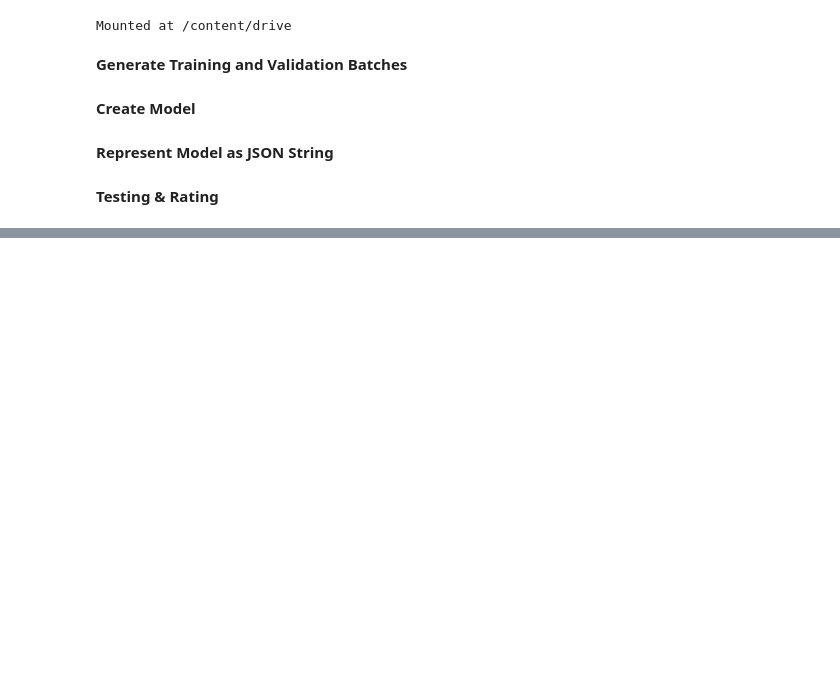
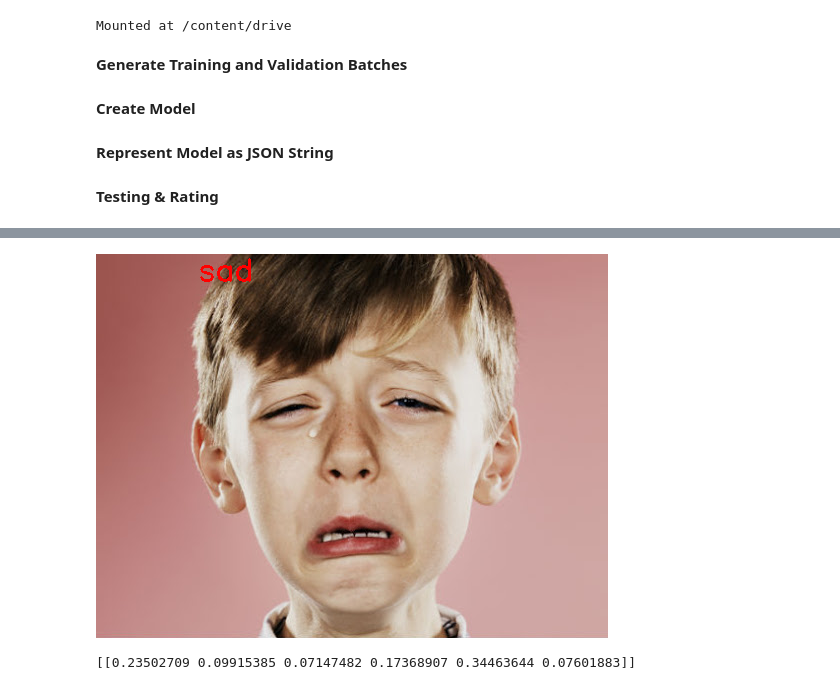
Before and after one commit to HoangTung99/CS114.L11.KHCL, a Jupyter notebook: NT006.ipynb, the cells around one changed output, grey strips where cells are left out. Cells and saved outputs as stored; diff of their text form; code cells hidden in the pictures; blank space fills up the shorter version.

```diff
--- a/NT006.ipynb
+++ b/NT006.ipynb
@@ -248,9 +248,9 @@ from keras.preprocessing import image
 from google.colab.patches import cv2_imshow
 # %%
 #load model
-model = model_from_json(open("model.json", "r").read())
+model = model_from_json(open(path_dir_data + "model.json", "r").read())
 #load weights
-model.load_weights('model_weights.h5')
+model.load_weights(path_dir_data + 'model_weights.h5')
 # %%
 # Download pre-train model for detect faces
 !curl -o haarcascade_frontalface_default.xml https://raw.githubusercontent.com/opencv/opencv/master/data/haarcascades/haarcascade_frontalface_default.xml
@@ -261,33 +269,38 @@ model.load_weights('model_weights.h5')
 # load photo
 test_img = cv2.imread("test_img")
 
 # convert photo to gray scale
 gray_img = cv2.cvtColor(test_img, cv2.COLOR_BGR2GRAY)
 
 # detect face
 classifier = cv2.CascadeClassifier('haarcascade_frontalface_default.xml')
 
 # perform face detection
 faces_detected = classifier.detectMultiScale(gray_img)
 
 for box in faces_detected:
   x,  y, h, w = box
-  cv2.rectangle(test_img,(x,y),(x+w,y+h),(255,0,0),thickness=2)
+  cv2.rectangle(gray_img,(x,y),(x+w,y+h),(255,0,0),thickness=2)
   roi_gray=gray_img[y:y+w,x:x+h]#cropping region of interest i.e. face area from  image
   roi_gray=cv2.resize(roi_gray,(48,48), interpolation = cv2.INTER_AREA)
   img_pixels = image.img_to_array(roi_gray)
   img_pixels = np.expand_dims(img_pixels, axis = 0)
   img_pixels /= 255
 
   predictions = model.predict(img_pixels)
 
   #find max indexed array
   max_index = np.argmax(predictions[0])
 
   emotions = ('angry', 'disgust', 'fear', 'happy', 'sad', 'surprise', 'neutral')
   predicted_emotion = emotions[max_index]
 
-  cv2.putText(test_img, predicted_emotion, (int(x), int(y)), cv2.FONT_HERSHEY_SIMPLEX, 1, (0,0,255), 2)
-
+  cv2.putText(test_img, predicted_emotion, (int(x), int(y)), cv2.FONT_HERSHEY_SIMPLEX, h//160, (0,0,255), 2)
 
 cv2_imshow(test_img)
+# %% [output]
+[figure, added]
+# %%
+print(predictions)
+# %% [output]
+[[0.23502709 0.09915385 0.07147482 0.17368907 0.34463644 0.07601883]]
```
Also changed, not shown: parts of 2 cells of this notebook.
